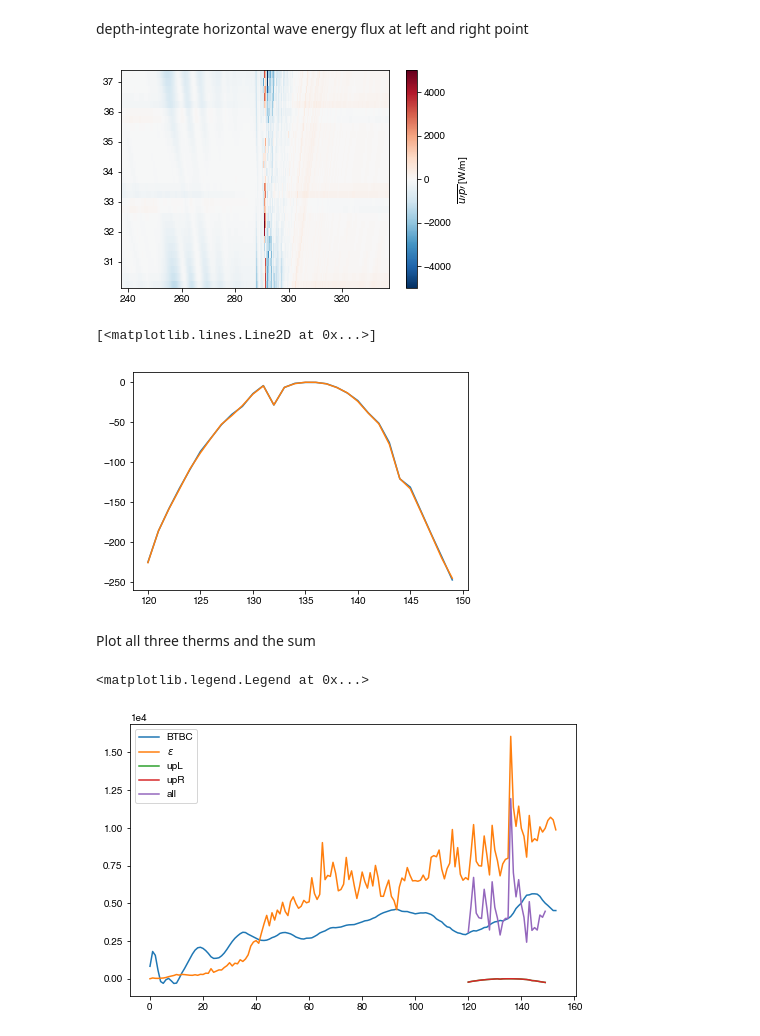
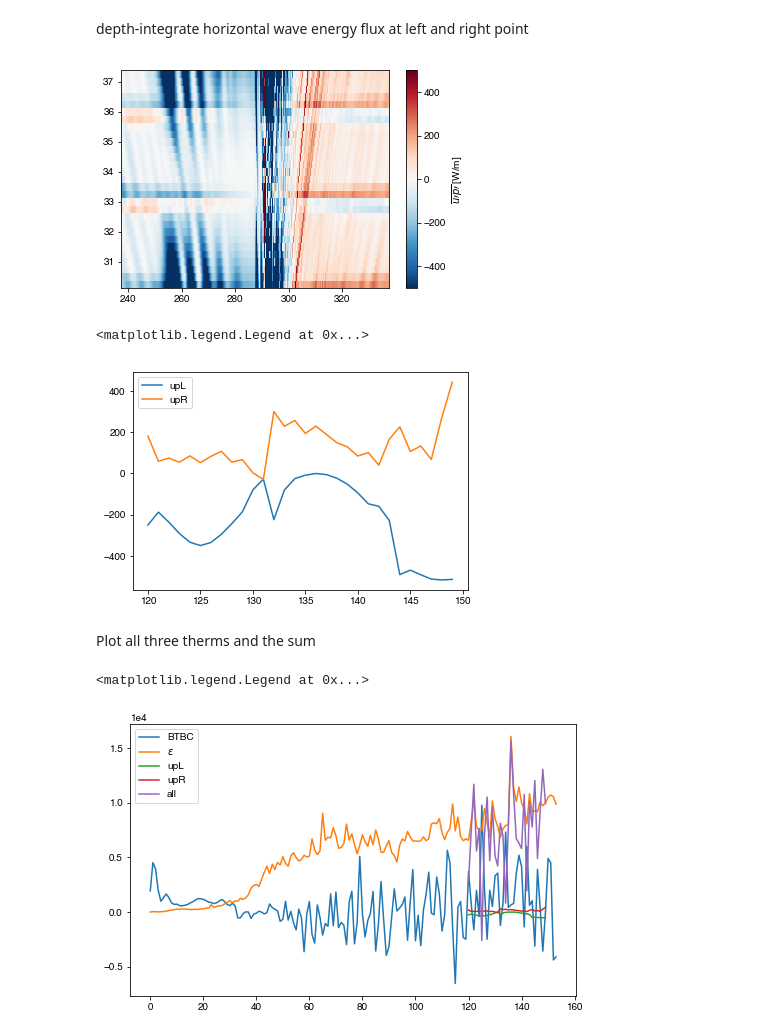
Before and after one commit to gunnarvoet/flow-across-bump, a Jupyter notebook: analysis/bump_analysis.ipynb, the cells around one changed output. Saved outputs shown, nothing was run; the diff lists cells and outputs as text; code cells hidden in the pictures.

```diff
--- a/analysis/bump_analysis.ipynb
+++ b/analysis/bump_analysis.ipynb
@@ -1233,28 +1234,29 @@ upright = np.nansum(vppp[:,:,yi[1]]*drFC[:,yi[1]],axis=1)
 
 upDepthIntegrated = np.nansum(vppp[:,:,:]*drFC[:,:],axis=1)
 # %%
-plt.pcolormesh(grid.Y/1e3,b62['T'][AveragingInterval]/3600,upDepthIntegrated,cmap='RdBu_r',vmin=-5000,vmax=5000)
+plt.pcolormesh(grid.Y/1e3,b62['T'][AveragingInterval]/3600,upDepthIntegrated,cmap='RdBu_r',vmin=-500,vmax=500)
 plt.colorbar(label='$\overline{u\prime p\prime}$ [W/m]')
 CenterPlot()
 # %% [output]
-[figure, old version]
+[figure, new version]
 # %%
-plt.plot(np.arange(120,150),upleft)
-plt.plot(np.arange(120,150),upright)
+plt.plot(np.arange(120,150),upleft,label='u''p''L')
+plt.plot(np.arange(120,150),upright,label='u''p''R')
+plt.legend()
 # %% [output]
-[<matplotlib.lines.Line2D at 0x...>]
+<matplotlib.legend.Legend at 0x...>
-[figure, old version]
+[figure, new version]
 # %% [markdown]
 Plot all three therms and the sum
 # %%
 fig,ax = plt.subplots(figsize=(8,5))
-plt.plot(BTBCIntegrated+nhBTBCIntegrated,label='BTBC')
+plt.plot(BTBCIntegrated-nhBTBCIntegrated,label='BTBC')
 plt.plot(epsint,label='$\epsilon$')
 plt.plot(np.arange(120,150),upleft,label='u''p''L')
 plt.plot(np.arange(120,150),upright,label='u''p''R')
-allTerms = -(BTBCIntegrated[AveragingInterval]+nhBTBCIntegrated[AveragingInterval])+epsint[AveragingInterval]+upleft+upright
+allTerms = -(BTBCIntegrated[AveragingInterval]-nhBTBCIntegrated[AveragingInterval])+epsint[AveragingInterval]+upleft+upright
 plt.plot(np.arange(120,150),allTerms,label='all')
 plt.legend()
 # %% [output]
 <matplotlib.legend.Legend at 0x...>
-[figure, old version]
+[figure, new version]
```
Also changed, not shown: parts of 4 cells of this notebook, 1 other file.
